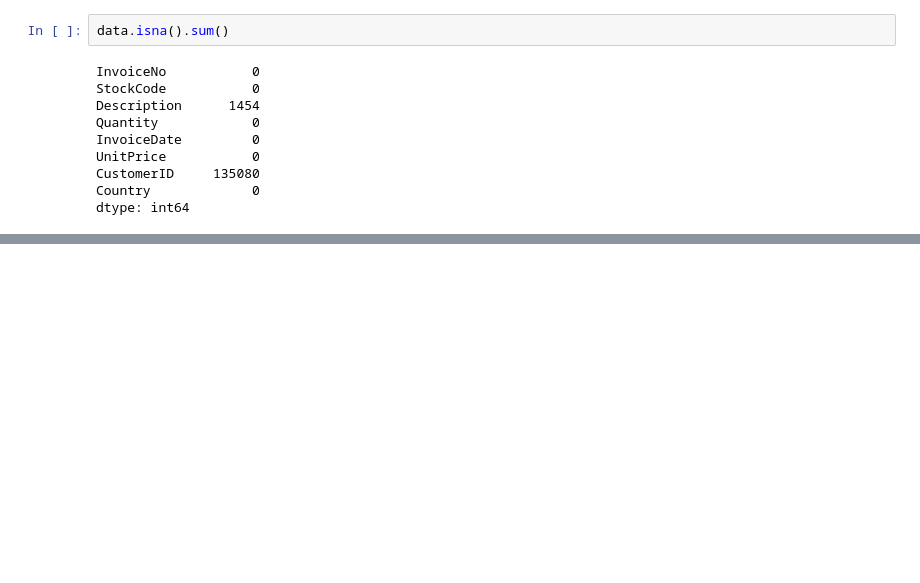
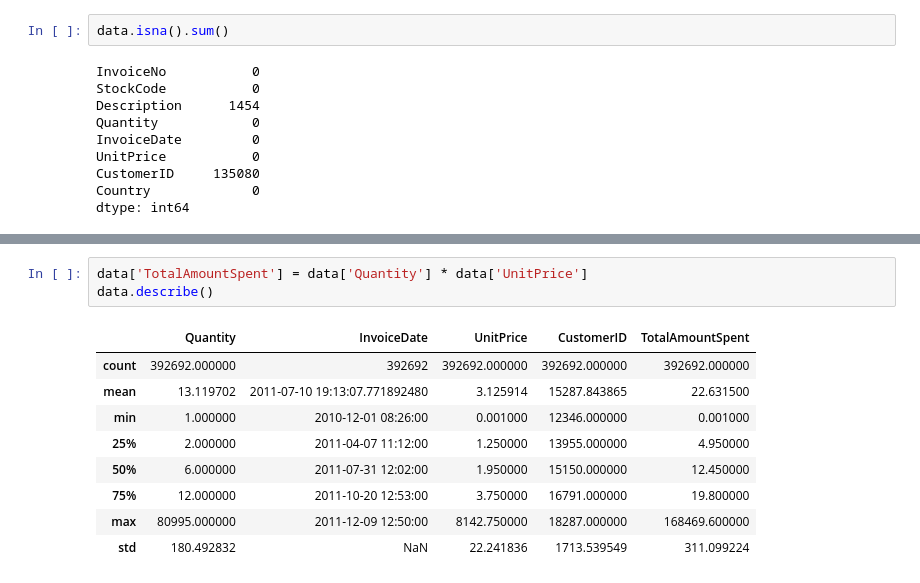
Before and after one commit to maitri0204/Python, a Jupyter notebook: Advanced_Python_Programming/Class-9/Code.ipynb, the cells around one changed output, grey strips where cells are left out. Drawn from its saved outputs; the diff is of its cells as text; blank space fills up the shorter version.

```diff
--- a/Advanced_Python_Programming/Class-9/Code.ipynb
+++ b/Advanced_Python_Programming/Class-9/Code.ipynb
@@ -97,0 +289,13 @@ None
+# %%
+data['TotalAmountSpent'] = data['Quantity'] * data['UnitPrice']
+data.describe()
+# %% [output]
+|  | Quantity | InvoiceDate | UnitPrice | CustomerID | TotalAmountSpent |
+| count | 392692.000000 | 392692 | 392692.000000 | 392692.000000 | 392692.000000 |
+| mean | 13.119702 | 2011-07-10 19:13:07.771892480 | 3.125914 | 15287.843865 | 22.631500 |
+| min | 1.000000 | 2010-12-01 08:26:00 | 0.001000 | 12346.000000 | 0.001000 |
+| 25% | 2.000000 | 2011-04-07 11:12:00 | 1.250000 | 13955.000000 | 4.950000 |
+| 50% | 6.000000 | 2011-07-31 12:02:00 | 1.950000 | 15150.000000 | 12.450000 |
+| 75% | 12.000000 | 2011-10-20 12:53:00 | 3.750000 | 16791.000000 | 19.800000 |
+| max | 80995.000000 | 2011-12-09 12:50:00 | 8142.750000 | 18287.000000 | 168469.600000 |
+| std | 180.492832 | NaN | 22.241836 | 1713.539549 | 311.099224 |
```
Also changed, not shown: parts of 16 cells of this notebook, 5 other files.
